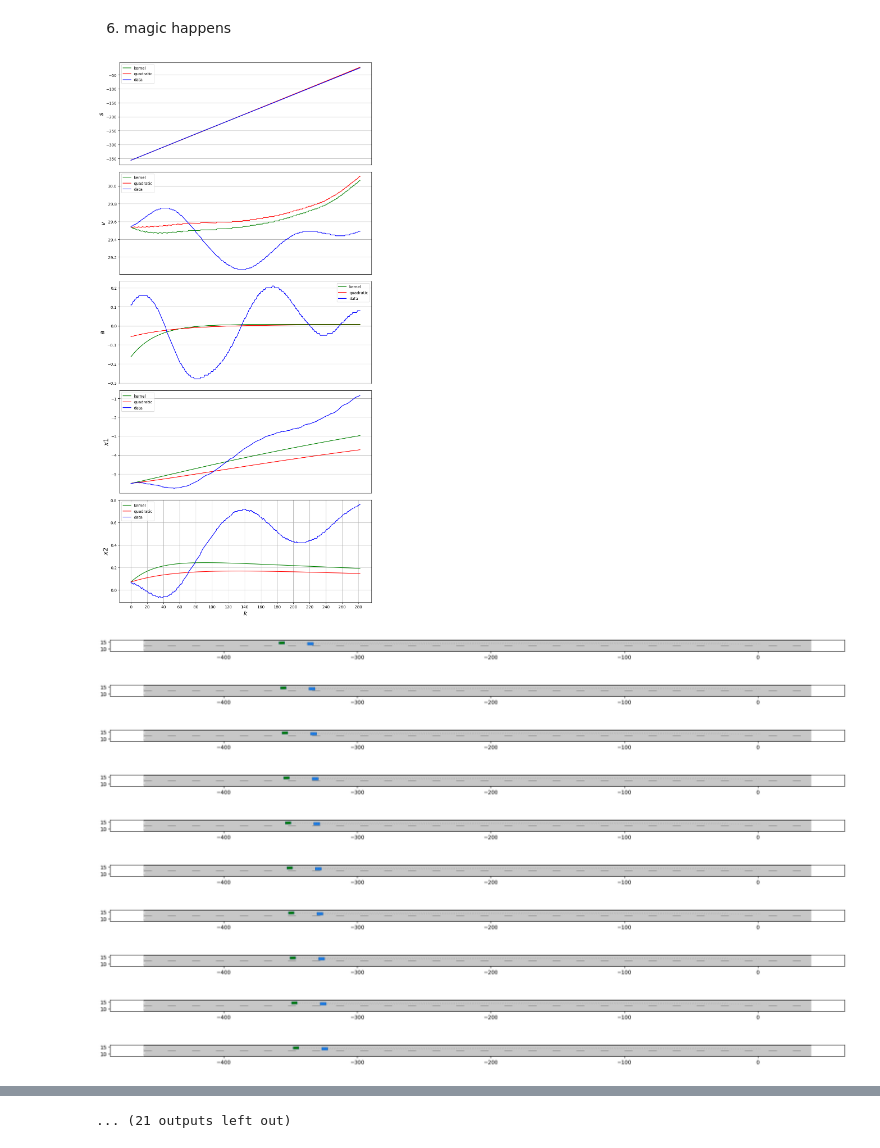
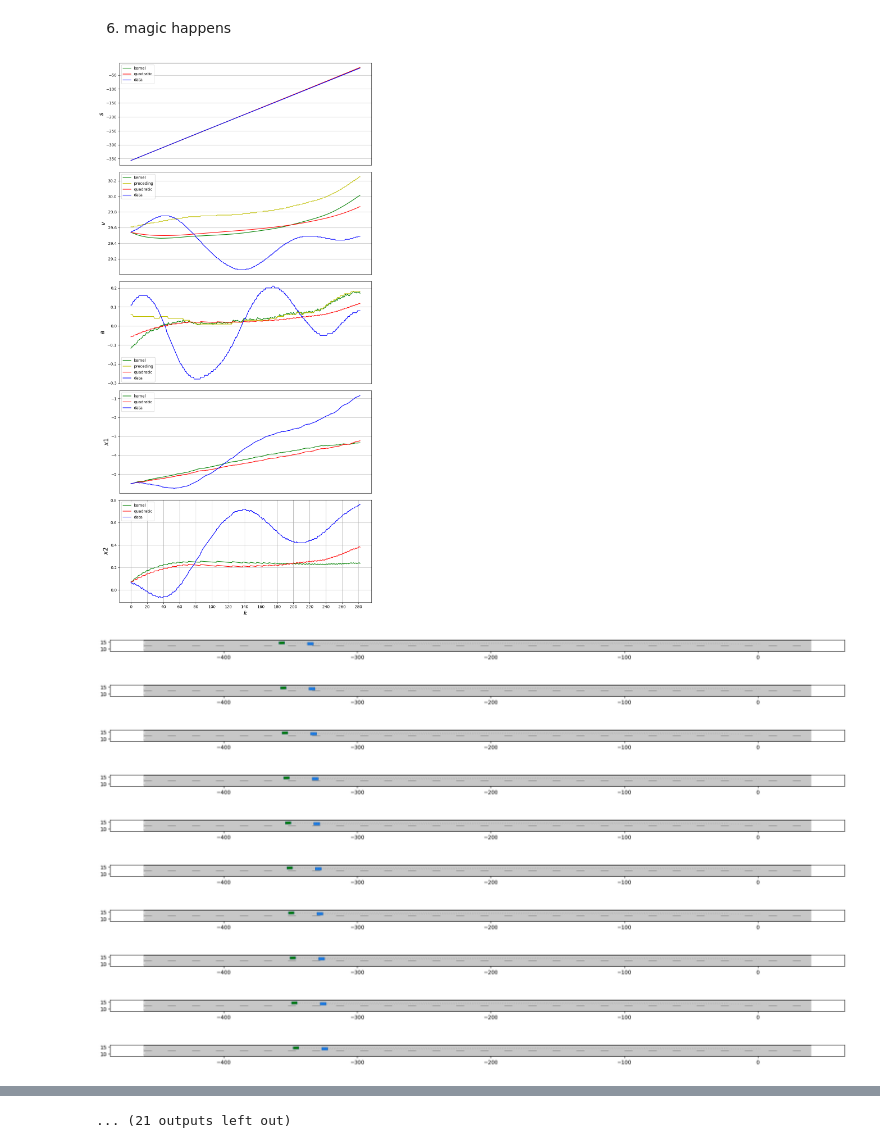
Before and after one commit to zhaoxs1121/IRL, a Jupyter notebook: kernel_regression.ipynb, the cells around one changed output, grey strips where cells are left out. Drawn from its saved outputs; the diff is of its cells as text; code cells hidden in the pictures.

```diff
--- a/kernel_regression.ipynb
+++ b/kernel_regression.ipynb
@@ -80,15 +80,15 @@ class Parameters:
 
 def policy_kernel(u, u_p, x, data, alp, p: Parameters):
     sum_ = 0
-    # noises = norm.rvs(loc=0, scale=p.sigma, size=(p.random_size))
-    # for noise in noises:
-    #     for i in range(N_data):
-    #         sum_ += 2 * alp[i] * data[i] * (1 + data[i] @ (p.A @ x + p.B *
-    #                                                        (u + noise)))
-    for i in range(N_data):
-        sum_ += 2 * alp[i] * data[i] * (1 + data[i] @ (p.A @ x + p.B * u)
-                                        )  # + p.D * u_p))
-    return u + p.beta * sum_ @ p.B  # / p.random_size
+    noises = norm.rvs(loc=0, scale=p.sigma, size=(p.random_size))
+    for noise in noises:
+        for i in range(N_data):
+            sum_ += 2 * alp[i] * data[i] * (
+                1 + data[i] @ (p.A @ x + p.B * (u + noise) + p.D * u_p))
+    # for i in range(N_data):
+    #     sum_ += 2 * alp[i] * data[i] * (
+    #         1 + data[i] @ (p.A @ x + p.B * u + p.D * u_p))  # + p.D * u_p))
+    return u + p.beta * sum_ @ p.B / p.random_size
 
 
 def policy_quadratic(x, alphas_quad, p: Parameters):
@@ -130,6 +130,7 @@ def plot_state(x_p, pos, vel, u, pos_q, vel_q, u_q, data_pre, data_fol,
     # Plot (x_t)_2.
     plt.subplot(5, 1, 2)
     plt.plot(np.array(range(N + 1)), vel, 'g', label='kernel')
+    plt.plot(np.array(range(N + 1)), x_p[:, 1], 'y', label='preceding')
     plt.plot(np.array(range(N + 1)), vel_q, 'r', label='quadratic')
     plt.plot(np.array(range(N + 1)), data_fol[:, 1], 'b', label='data')
     plt.ylabel(r"$v$", fontsize=16)
@@ -139,6 +140,7 @@ def plot_state(x_p, pos, vel, u, pos_q, vel_q, u_q, data_pre, data_fol,
 
     plt.subplot(5, 1, 3)
     plt.plot(np.array(range(N + 1)), u, 'g', label='kernel')
+    plt.plot(np.array(range(N + 1)), x_p[:, 2], 'y', label='preceding')
     plt.plot(np.array(range(N + 1)), u_q, 'r', label='quadratic')
     plt.plot(np.array(range(N + 1)), data_fol[:, 2], 'b', label='data')
     plt.ylabel(r"$a$", fontsize=16)
@@ -278,28 +280,52 @@ for i in range(N_vehicles - 1):
         return policy_kernel(u, u_pre, state_in_root_policy, x_data, alphas, p)
 
     x = np.zeros((N + 1, 2))
+    x[0, :] = x_initial
+
     u = np.zeros(N + 1)
+    u[0] = brentq(root_policy, -5, 5)
+
+    x_quad = np.zeros((N + 1, 2))
+    x_quad[0, :] = x_initial
+
     u_quad = np.zeros(N + 1)
-    x_quad = np.zeros((N + 1, 2))
-    x[0, :] = x_initial
-    x_quad[0, :] = x_initial
-    u[0] = brentq(root_policy, -5, 5)
     u_quad[0] = policy_quadratic(x_initial, alphas_quad, p)
+
     # u[0] = vf_weight * (policy_kernel(x_initial, x_data, alphas, p) if kernel
     #                     else policy_quadratic(x_initial, alphas_quad, p))
 
+    # for j in range(N):
+    #     x[j + 1, :] = p.A @ x[j, :] + p.B * u[j]  # + p.D * x_pre[j, 2]
+    #     x_quad[j + 1, :] = p.A @ x_quad[j, :] + p.B * u_quad[j]
+    #     state_in_root_policy = x[j + 1, :]
+    #     u_pre = x_pre[j, 2]
+    #     u[j + 1] = brentq(root_policy, -5, 5)
+    #     u_quad[j + 1] = policy_quadratic(x_quad[j + 1, :], alphas_quad, p)
+
+    # vel = x_pre[:, 1] - x[:, 1]
+    # pos = x_pre[:, 0] - x[:, 0] - p.h * vel
+    # vel_quad = x_pre[:, 1] - x_quad[:, 1]
+    # pos_quad = x_pre[:, 0] - x_quad[:, 0] - p.h * vel_quad
+
+    pos, vel = np.zeros(N + 1), np.zeros(N + 1)
+    pos[0], vel[0] = initial_position, initial_velocity
+    pos_quad, vel_quad = np.zeros(N + 1), np.zeros(N + 1)
+    pos_quad[0], vel_quad[0] = initial_position, initial_velocity
     for j in range(N):
-        x[j + 1, :] = p.A @ x[j, :] + p.B * u[j]  # + p.D * x_pre[j, 2]
-        x_quad[j + 1, :] = p.A @ x_quad[j, :] + p.B * u_quad[j]
+        vel[j + 1] = vel[j] + dt * u[j]
+        pos[j + 1] = pos[j] + dt * vel[j + 1]
+        x[j + 1, :] = x_pre[j + 1, :2] - np.array(
+            [pos[j + 1] + p.h * vel[j + 1], vel[j + 1]])
         state_in_root_policy = x[j + 1, :]
-        u_pre = x_pre[j + 1, 2]
+        u_pre = x_pre[j, 2]
         u[j + 1] = brentq(root_policy, -5, 5)
+
+        vel_quad[j + 1] = vel_quad[j] + dt * u_quad[j]
+        pos_quad[j + 1] = pos_quad[j] + dt * vel_quad[j + 1]
+        x_quad[j + 1, :] = x_pre[j + 1, :2] - np.array(
+            [pos_quad[j + 1] + p.h * vel_quad[j + 1], vel_quad[j + 1]])
         u_quad[j + 1] = policy_quadratic(x_quad[j + 1, :], alphas_quad, p)
 
-    vel = x_pre[:, 1] - x[:, 1]
-    pos = x_pre[:, 0] - x[:, 0] - p.h * vel
-    vel_quad = x_pre[:, 1] - x_quad[:, 1]
-    pos_quad = x_pre[:, 0] - x_quad[:, 0] - p.h * vel_quad
     # print(u)
     # print(u_quad)
     # print(res)
@@ -334,34 +360,34 @@ for i in range(N_vehicles - 1):
     dynamic_obstacle_prediction = TrajectoryPrediction(
         dynamic_obstacle_trajectory, dynamic_obstacle_shape)
 
     # generate the dynamic obstacle according to the specification
     dynamic_obstacle_id = scenario.generate_object_id()
     dynamic_obstacle_type = ObstacleType.CAR
     dynamic_obstacle = DynamicObstacle(dynamic_obstacle_id,
                                        dynamic_obstacle_type,
                                        dynamic_obstacle_shape,
                                        dynamic_obstacle_initial_state,
                                        dynamic_obstacle_prediction)
     ego_vehicle = dynamic_obstacle
 
     # plot the scenario and the ego vehicle for each time step
     ego_params = DynamicObstacleParams()
     ego_params.vehicle_shape.occupancy.shape.facecolor = "g"
     for j in range(initial_frame, initial_frame + 10):
         plt.figure(figsize=(25, 10))
         rnd = MPRenderer()
         rnd.draw_params.time_begin = j
         rnd.draw_params.time_end = 1800
         scenario.draw(rnd)
         ego_params.time_begin = j
         ego_params.time_end = 1800
         ego_vehicle.draw(rnd, draw_params=ego_params)
         rnd.render()
 
     # add dynamic obstacle to the scenario
     scenario.add_objects(ego_vehicle)
 # %% [output]
-[figure, old version]
+[figure, new version]
 [figure]
 [figure]
 [figure]
```
Also changed, not shown: parts of 1 cell of this notebook.
